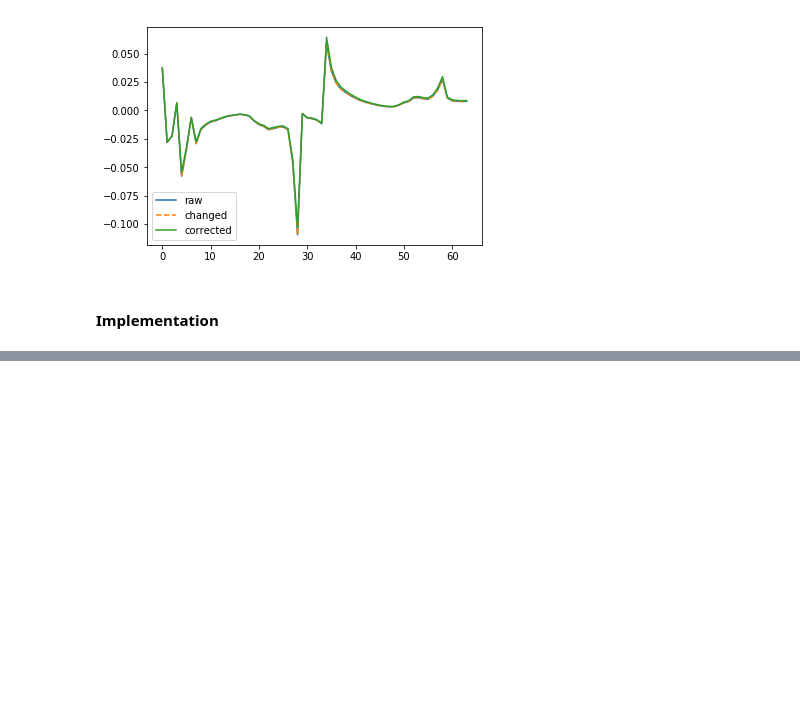
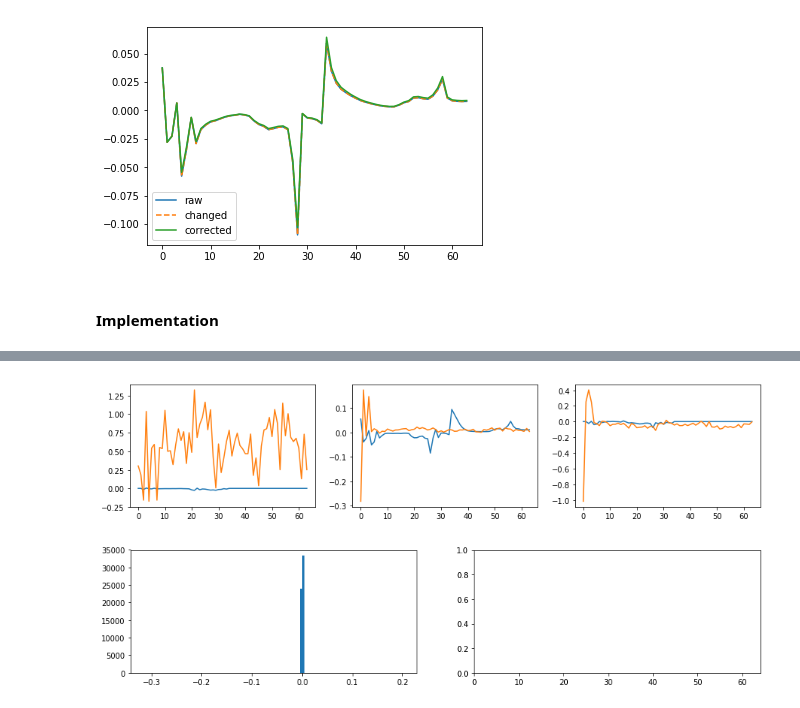
Before and after one commit to raspstephan/CBRAIN-CAM, a Jupyter notebook: notebooks/dev/energy_conservation-nn.ipynb, the cells around one changed output, grey strips where cells are left out. Drawn from its saved outputs; the diff is of its cells as text; code cells hidden in the pictures; blank space fills up the shorter version.

Commit message:
Implemented different options for energy conversion

```diff
--- a/notebooks/dev/energy_conservation-nn.ipynb
+++ b/notebooks/dev/energy_conservation-nn.ipynb
@@ -1223,0 +1329,38 @@ Epoch 10/10
+# %%
+class ConservationLayerRad3(Layer):
+    def __init__(self, **kwargs):
+        super().__init__(**kwargs)
+
+    def build(self, input_shape):
+        super().build(input_shape)  # Be sure to call this somewhere!
+
+    def call(self, arrs):
+        f, a = arrs
+        PS = f[:, 0] * fstds[0] + fmeans[0]
+        P = P0 * hyai + PS[:, None] * hybi
+        dP = P[:, 1:] - P[:, :-1]
+        # Get heating rates per layer in energy units
+        eQRL = a[:, -60:-30]*dP/G
+        eQRS = a[:, -30:]*dP/G
+        vintQRL_abs = K.sum(K.abs(eQRL), 1)
+        vintQRS_abs = K.sum(K.abs(eQRS), 1)
+        vintQRL = K.sum(eQRL, 1)
+        vintQRS = K.sum(eQRS, 1)
+        F1to4 = K.sum(a[:, :4], 1) * 1e4
+        dE = vintQRL + vintQRS - F1to4
+
+        totvint = vintQRL + vintQRS
+        fact = F1to4 / totvint
+        out = a[:, -60:] * fact[:, None]
+
+        return K.concatenate([a[:, :4], out], 1)
+
+    def compute_output_shape(self, input_shape):
+        return input_shape[1]
+# %%
+inp = Input(shape=(62,))
+x = LeakyReLU()(Dense(256)(inp))
+x = LeakyReLU()(Dense(256)(x))
+tmp = Dense(64)(x)
+outp = ConservationLayerRad3()([inp, tmp])
+enet3 = keras.models.Model(inp, outp)
@@ -1223,0 +1387,2 @@ Epoch 10/10
+# %%
+enet3.compile('adam', 'mse')
@@ -1223,0 +1391,2 @@ Epoch 10/10
+# %%
+enet3.fit(x_trn, y_trn, batch_size=1024, epochs=10, validation_data=(x_val, y_val))
@@ -1223,0 +1412,5 @@ Epoch 10/10
+# %%
+check_preds(enet3)
+# %% [output]
+[figure, added]
+[figure, added]
```
Also changed, not shown: parts of 80 cells of this notebook.
